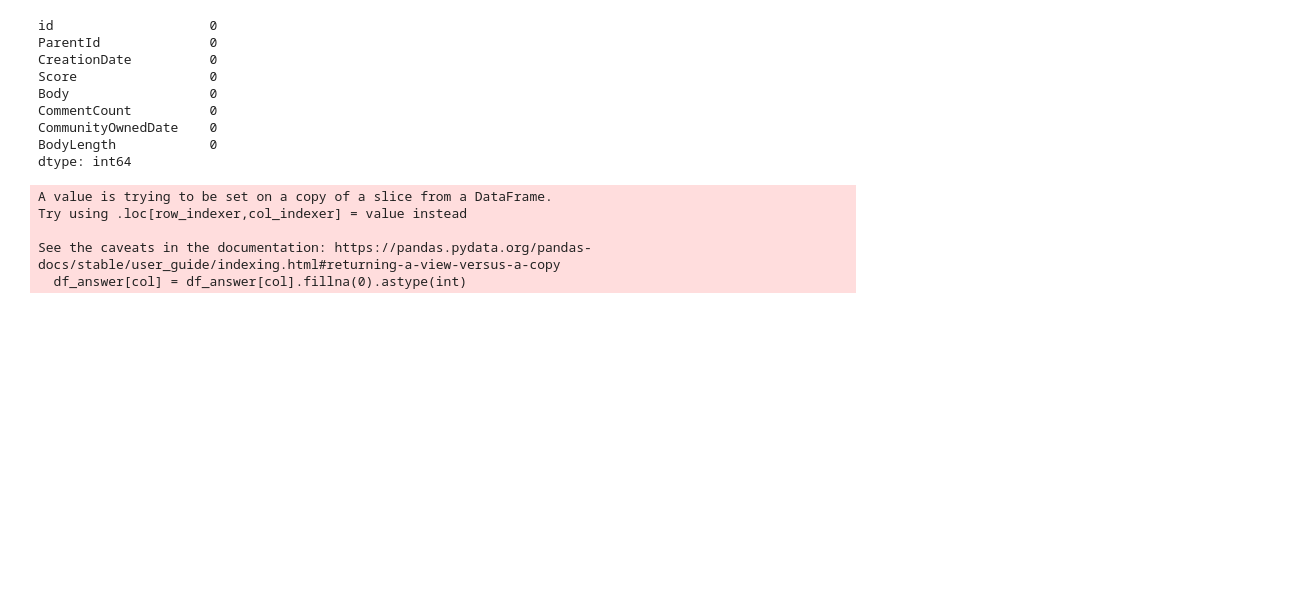
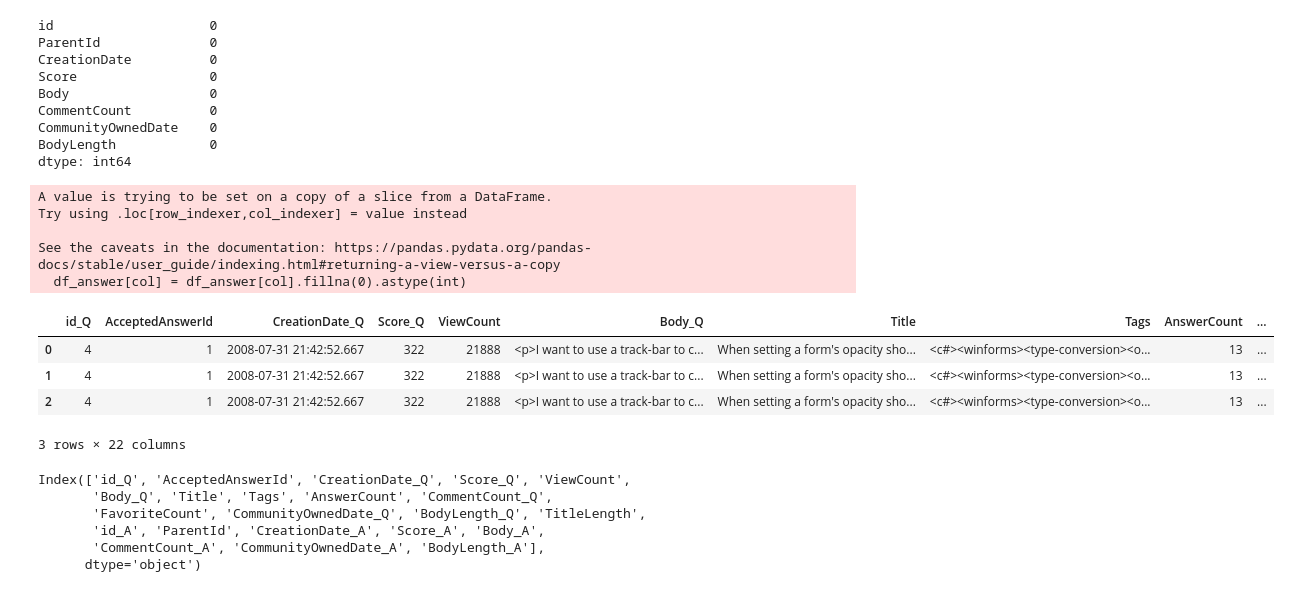
Before and after one commit to mostafa-ja/Data-Mining-fall-2023, a Jupyter notebook: Data_Mining1.ipynb, the cells around one changed output. Saved outputs shown, nothing was run; the diff lists cells and outputs as text; code cells hidden in the pictures; blank space fills up the shorter version.

```diff
--- a/Data_Mining1.ipynb
+++ b/Data_Mining1.ipynb
@@ -318,0 +367,10 @@ dtype: int64
+# %%
+def clean_tags(tags_string):
+    tags_string = ' '.join(tag.strip('<>') for tag in tags_string.split('>'))
+    cleaned_tags = ' '.join(tag for tag in tags_string.split('<'))
+    return cleaned_tags.replace('-', ' ')
+
+# Apply the function directly to create the 'Cleaned_Tags' column
+df_question['Cleaned_Tags'] = df_question['Tags'].apply(clean_tags)
+
+df_question['Cleaned_Tags']
@@ -519,3 +618,23 @@ Try using .loc[row_indexer,col_indexer] = value instead
 
 See the caveats in the documentation: https://pandas.pydata.org/pandas-docs/stable/user_guide/indexing.html#returning-a-view-versus-a-copy
   df_answer[col] = df_answer[col].fillna(0).astype(int)
+# %%
+# Merge based on 'ID' in df1 and 'ParentId' in df2
+merged_df = pd.merge(df_question, df_answer, left_on='id', right_on='ParentId', how='inner', suffixes=('_Q', '_A'))
+
+merged_df.head(3)
+# %% [output]
+|  | id_Q | AcceptedAnswerId | CreationDate_Q | Score_Q | ViewCount | Body_Q | Title | Tags | AnswerCount | ... |
+| 0 | 4 | 1 | 2008-07-31 21:42:52.667 | 322 | 21888 | <p>I want to use a track-bar to c... | When setting a form's opacity sho... | <c#><winforms><type-conversion><o... | 13 | ... |
+| 1 | 4 | 1 | 2008-07-31 21:42:52.667 | 322 | 21888 | <p>I want to use a track-bar to c... | When setting a form's opacity sho... | <c#><winforms><type-conversion><o... | 13 | ... |
+| 2 | 4 | 1 | 2008-07-31 21:42:52.667 | 322 | 21888 | <p>I want to use a track-bar to c... | When setting a form's opacity sho... | <c#><winforms><type-conversion><o... | 13 | ... |
+3 rows × 22 columns
+# %%
+merged_df.columns
+# %% [output]
+Index(['id_Q', 'AcceptedAnswerId', 'CreationDate_Q', 'Score_Q', 'ViewCount',
+       'Body_Q', 'Title', 'Tags', 'AnswerCount', 'CommentCount_Q',
+       'FavoriteCount', 'CommunityOwnedDate_Q', 'BodyLength_Q', 'TitleLength',
+       'id_A', 'ParentId', 'CreationDate_A', 'Score_A', 'Body_A',
+       'CommentCount_A', 'CommunityOwnedDate_A', 'BodyLength_A'],
+      dtype='object')
```
Also changed, not shown: parts of 8 cells of this notebook.
